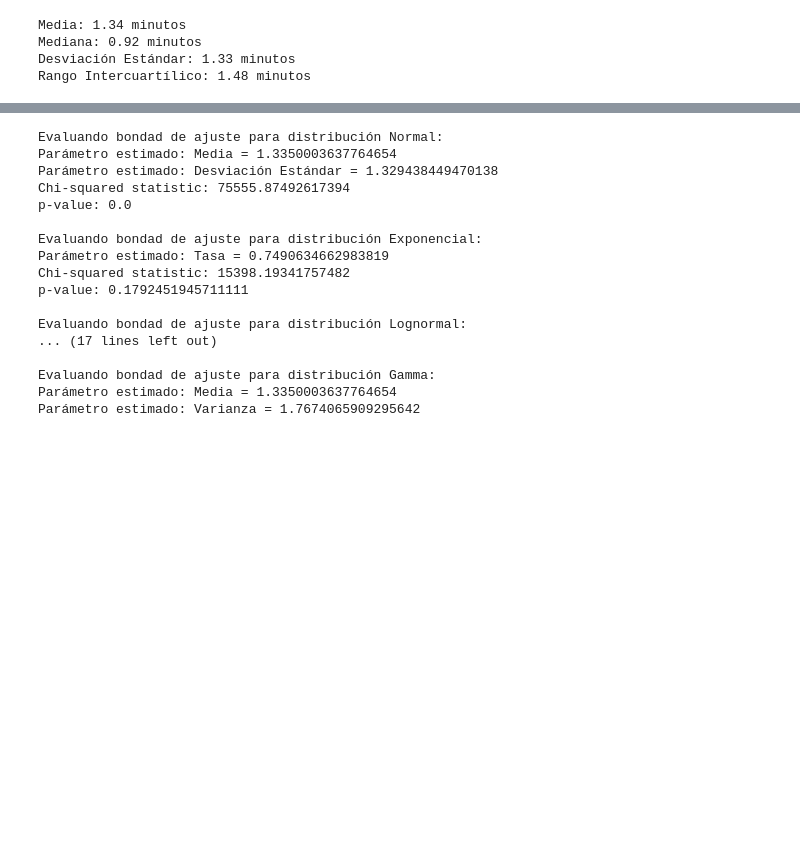
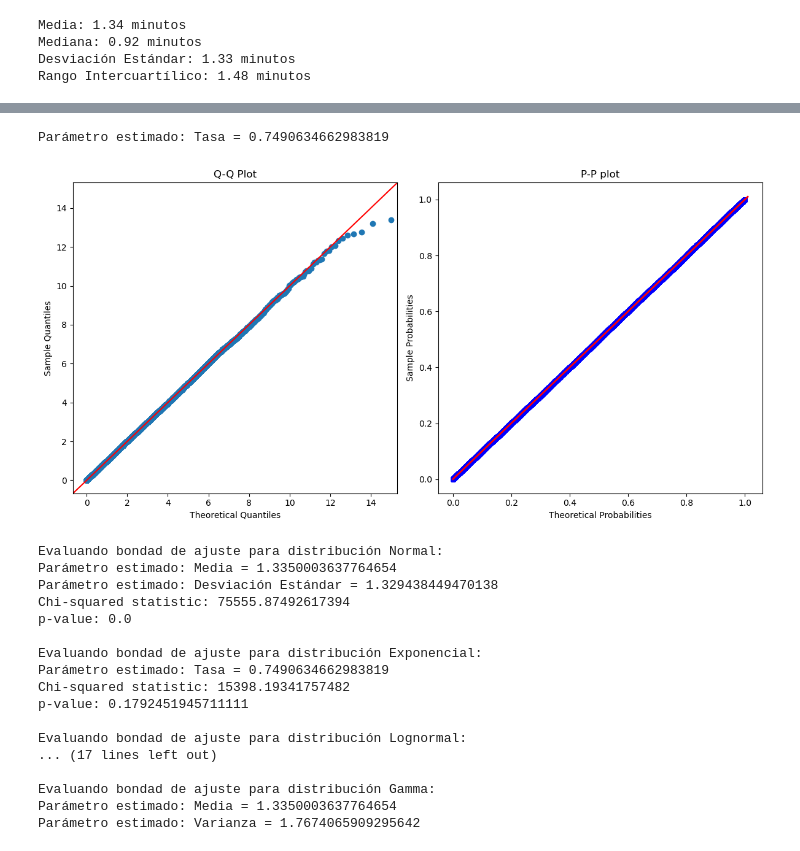
Before and after one commit to juankquintana/Simulacion-Python, a Jupyter notebook: Semana 3/Caso/Caso 3 Informe.ipynb, the cells around one changed output, grey strips where cells are left out. Cells and saved outputs as stored; diff of their text form; code cells hidden in the pictures; blank space fills up the shorter version.

```diff
--- a/Semana 3/Caso/Caso 3 Informe.ipynb
+++ b/Semana 3/Caso/Caso 3 Informe.ipynb
@@ -383,3 +384,8 @@ plt.show()
+# %%
+PP_QQ_plot_exponential(datos_tiempo_servicio['Tiempo de servicio (minutos)'])
+# %% [output]
+Parámetro estimado: Tasa = 0.7490634662983819
+[figure, added]
 # %%
 aplicar_pruebas_bondad_ajuste(datos_tiempo_servicio['Tiempo de servicio (minutos)'])
 # %% [output]
```
Also changed, not shown: parts of 6 cells of this notebook.
